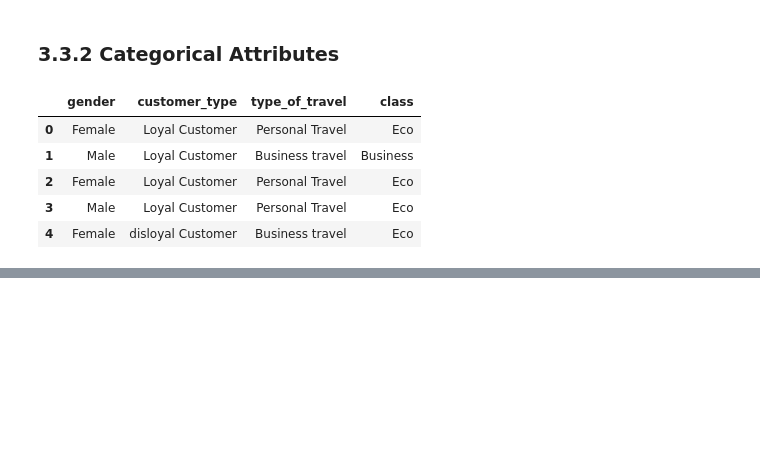
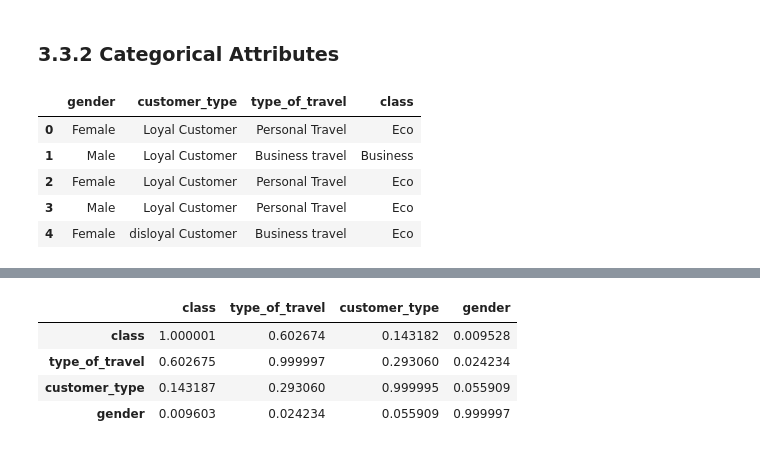
Before and after one commit to Data-Projects1/airline_satisfaction, a Jupyter notebook: notebooks/02.analise_satisf-validacao_hipoteses.ipynb, the cells around one changed output, grey strips where cells are left out. Cells and saved outputs as stored; diff of their text form; code cells hidden in the pictures; blank space fills up the shorter version.

```diff
--- a/notebooks/02.analise_satisf-validacao_hipoteses.ipynb
+++ b/notebooks/02.analise_satisf-validacao_hipoteses.ipynb
@@ -1665,0 +1180,50 @@ display( pd.concat( [baseline_val, lr_val, rf_val, lgbm_val, xgb_val] ).reset_in
+# %%
+# Criando um Dicionário Cramer V
+def cramer_v (x,y):
+    cm = pd.crosstab(x,y).to_numpy()
+    n = cm.sum()
+    r, k =cm.shape
+
+    chi2 = ss.chi2_contingency(cm)[0]
+    chi2corr = bt.max(0,chi2-(k-1)*(n-1)/(n-1))
+    kcorr = k- (k-1)**2/(n-1)
+    rcorr = r- (r-1)**2/(n-1)
+
+    return np.sqrt((chi2corr/n)/(bt.min(kcorr-1, rcorr-1)))
+# %%
+# Cramer V (cm): Matriz de confusão: todas as combinações entre as variáveis categóricas
+a1 = cramer_v(cat_attributes['class'], cat_attributes['class'])
+a2 = cramer_v(cat_attributes['class'], cat_attributes['type_of_travel'])
+a3 = cramer_v(cat_attributes['class'], cat_attributes['customer_type'])
+a4 = cramer_v(cat_attributes['class'], cat_attributes['gender'])
+
+a5 = cramer_v(cat_attributes['type_of_travel'], cat_attributes['class'])
+a6 = cramer_v(cat_attributes['type_of_travel'], cat_attributes['type_of_travel'])
+a7 = cramer_v(cat_attributes['type_of_travel'], cat_attributes['customer_type'])
+a8 = cramer_v(cat_attributes['type_of_travel'], cat_attributes['gender'])
+
+a9 = cramer_v(cat_attributes['customer_type'], cat_attributes['class'])
+a10 = cramer_v(cat_attributes['customer_type'], cat_attributes['type_of_travel'])
+a11 = cramer_v(cat_attributes['customer_type'], cat_attributes['customer_type'])
+a12 = cramer_v(cat_attributes['customer_type'], cat_attributes['gender'])
+
+a13 = cramer_v(cat_attributes['gender'], cat_attributes['class'])
+a14 = cramer_v(cat_attributes['gender'], cat_attributes['type_of_travel'])
+a15 = cramer_v(cat_attributes['gender'], cat_attributes['customer_type'])
+a16 = cramer_v(cat_attributes['gender'], cat_attributes['gender'])
+
+# Dataset final
+d = pd.DataFrame({
+  'class': [a1,a2,a3,a4],
+  'type_of_travel': [a5,a6,a7,a8],
+  'customer_type': [a9,a10,a11,a12],
+  'gender': [a13,a14,a15,a16]})
+
+d = d.set_index(d.columns)
+d
+# %% [output]
+|  | class | type_of_travel | customer_type | gender |
+| class | 1.000001 | 0.602674 | 0.143182 | 0.009528 |
+| type_of_travel | 0.602675 | 0.999997 | 0.293060 | 0.024234 |
+| customer_type | 0.143187 | 0.293060 | 0.999995 | 0.055909 |
+| gender | 0.009603 | 0.024234 | 0.055909 | 0.999997 |
```
Also changed, not shown: parts of 40 cells of this notebook, 1 other file.
